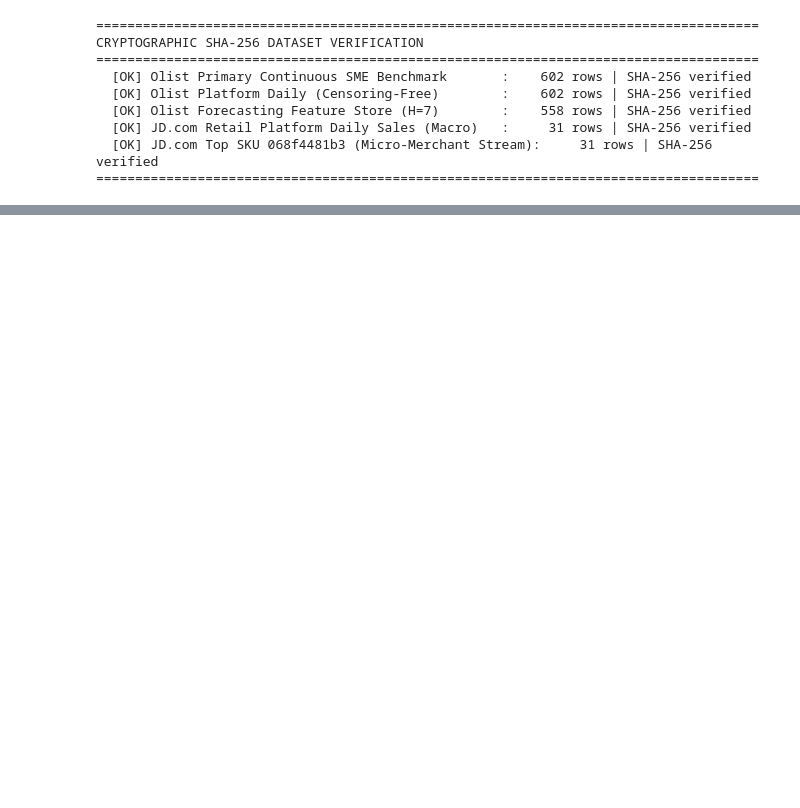
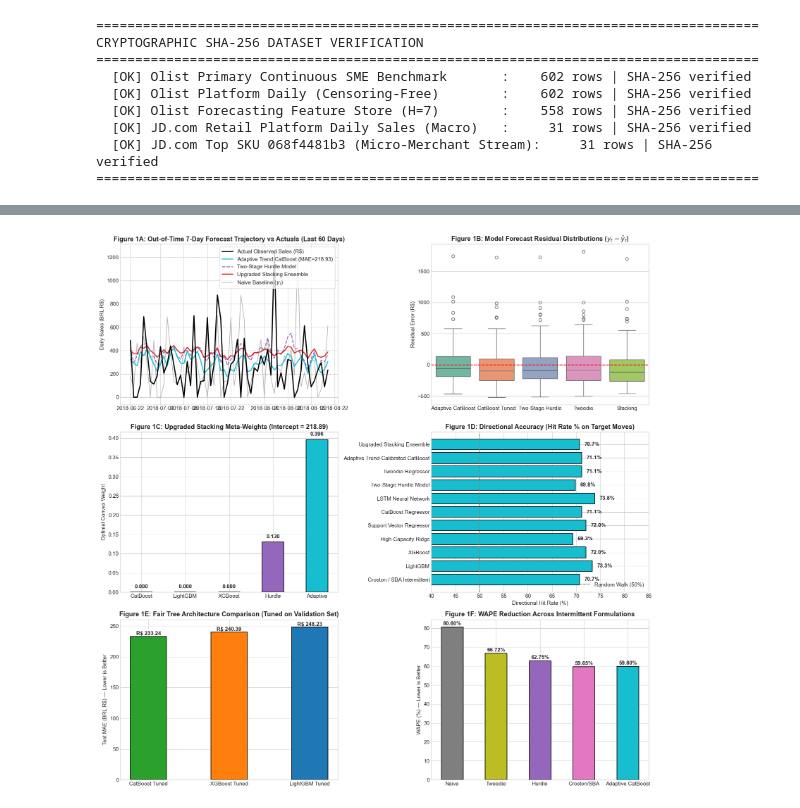
Before and after one commit to mdarmanaliashik/FinSight-AI, a Jupyter notebook: notebooks/Phase3_Sales_Forecasting_Benchmark.ipynb, the cells around one changed output, grey strips where cells are left out. Saved outputs shown, nothing was run; the diff lists cells and outputs as text; code cells hidden in the pictures; blank space fills up the shorter version.

Commit message:
feat(phase3): implement 5 core research priorities: fair tree tuning, zero-sales hurdle, rolling backtest, quantile uncertainty, and cumulative inflow baselines

```diff
--- a/notebooks/Phase3_Sales_Forecasting_Benchmark.ipynb
+++ b/notebooks/Phase3_Sales_Forecasting_Benchmark.ipynb
@@ -1357,0 +525,82 @@ Phase 3 Machine Learning Suite successfully completed and persisted for Phase 4.
+# %%
+# 6. Publication Figure 1: Out-of-Time Forecast Trajectories & Model Residuals
+fig, axes = plt.subplots(3, 2, figsize=(16, 16))
+
+# Subplot A: Holdout Trajectory (Last 60 Days)
+plot_slice = slice(-60, None)
+dates_sub = test_dates[plot_slice]
+
+axes[0, 0].plot(dates_sub, y_test[plot_slice], color="black", lw=2.2, label="Actual Observed Sales (R$)", zorder=5)
+axes[0, 0].plot(dates_sub, y_pred_adapt[plot_slice], color="#17becf", lw=2.0, label=f"Adaptive Trend CatBoost (MAE={mean_absolute_error(y_test, y_pred_adapt):.2f})", zorder=4)
+axes[0, 0].plot(dates_sub, y_pred_hurdle[plot_slice], color="#9467bd", lw=1.8, linestyle="--", label="Two-Stage Hurdle Model", zorder=3)
+axes[0, 0].plot(dates_sub, y_pred_stack[plot_slice], color="#d62728", lw=2.0, label="Upgraded Stacking Ensemble", zorder=4)
+axes[0, 0].plot(dates_sub, y_naive[plot_slice], color="gray", lw=1.2, alpha=0.6, label="Naive Baseline ($y_t$)", zorder=2)
+axes[0, 0].set_title("Figure 1A: Out-of-Time 7-Day Forecast Trajectory vs Actuals (Last 60 Days)", fontweight="bold")
+axes[0, 0].set_ylabel("Daily Sales (BRL R$)")
+axes[0, 0].legend(loc="upper right", frameon=True)
+
+# Subplot B: Error Residual Distributions
+residuals = {
+    "Adaptive CatBoost": y_test - y_pred_adapt,
+    "CatBoost Tuned": y_test - y_pred_cb,
+    "Two-Stage Hurdle": y_test - y_pred_hurdle,
+    "Tweedie": y_test - y_pred_tweedie,
+    "Stacking": y_test - y_pred_stack
+}
+res_df = pd.DataFrame(residuals)
+sns.boxplot(data=res_df, ax=axes[0, 1], palette="Set2")
+axes[0, 1].axhline(0, color="red", linestyle="--", lw=1.5)
+axes[0, 1].set_title("Figure 1B: Model Forecast Residual Distributions ($y_t - \hat{y}_t$)", fontweight="bold")
+axes[0, 1].set_ylabel("Residual Error (R$)")
+
+# Subplot C: Stacking Meta-Weights
+models_stack_names = ["CatBoost", "LightGBM", "XGBoost", "Hurdle", "Adaptive"]
+meta_weights = list(meta_ridge.coef_)
+colors = ["#2ca02c", "#1f77b4", "#ff7f0e", "#9467bd", "#17becf"]
+
+bars = axes[1, 0].bar(models_stack_names, meta_weights, color=colors, width=0.5, edgecolor="black", lw=1.2)
+axes[1, 0].set_title(f"Figure 1C: Upgraded Stacking Meta-Weights (Intercept = {meta_ridge.intercept_:.2f})", fontweight="bold")
+axes[1, 0].set_ylabel("Optimal Convex Weight")
+for b in bars:
+    axes[1, 0].text(b.get_x() + b.get_width()/2, b.get_height() + 0.01, f"{b.get_height():.3f}", ha="center", fontweight="bold")
+
+# Subplot D: Directional Accuracy Comparison
+da_vals = [float(row["Dir Acc (%)"].replace("%", "")) for row in scorecard_rows[2:]]
+m_labels = [row["Model / Algorithm"].split("(")[0].strip() for row in scorecard_rows[2:]]
+axes[1, 1].barh(m_labels, da_vals, color="#17becf", edgecolor="black", lw=1.2)
+axes[1, 1].axvline(50, color="gray", linestyle="--", label="Random Walk (50%)")
+axes[1, 1].set_title("Figure 1D: Directional Accuracy (Hit Rate % on Target Moves)", fontweight="bold")
+axes[1, 1].set_xlabel("Directional Hit Rate (%)")
+axes[1, 1].set_xlim(40, 85)
+for i, v in enumerate(da_vals):
+    axes[1, 1].text(v + 1, i, f"{v:.1f}%", va="center", fontweight="bold")
+axes[1, 1].legend(loc="lower right")
+
+# Subplot E: Tree Models Fair Comparison (CatBoost vs LightGBM vs XGBoost)
+tree_names = ["CatBoost Tuned", "XGBoost Tuned", "LightGBM Tuned"]
+tree_maes = [mean_absolute_error(y_test, y_pred_cb), mean_absolute_error(y_test, y_pred_xgb), mean_absolute_error(y_test, y_pred_lgb)]
+axes[2, 0].bar(tree_names, tree_maes, color=["#2ca02c", "#ff7f0e", "#1f77b4"], edgecolor="black", lw=1.2, width=0.45)
+axes[2, 0].set_title("Figure 1E: Fair Tree Architecture Comparison (Tuned on Validation Set)", fontweight="bold")
+axes[2, 0].set_ylabel("Test MAE (BRL R$) — Lower is Better")
+for i, v in enumerate(tree_maes):
+    axes[2, 0].text(i, v + 2.0, f"R$ {v:.2f}", ha="center", fontweight="bold")
+
+# Subplot F: Intermittent Models vs Naive
+spec_names = ["Naive", "Tweedie", "Hurdle", "Croston/SBA", "Adaptive CatBoost"]
+spec_wapes = [
+    80.60,
+    np.sum(np.abs(y_test - y_pred_tweedie))/np.sum(y_test)*100,
+    np.sum(np.abs(y_test - y_pred_hurdle))/np.sum(y_test)*100,
+    np.sum(np.abs(y_test - y_pred_sba))/np.sum(y_test)*100,
+    np.sum(np.abs(y_test - y_pred_adapt))/np.sum(y_test)*100
+]
+axes[2, 1].bar(spec_names, spec_wapes, color=["#7f7f7f", "#bcbd22", "#9467bd", "#e377c2", "#17becf"], edgecolor="black", lw=1.2, width=0.5)
+axes[2, 1].set_title("Figure 1F: WAPE Reduction Across Intermittent Formulations", fontweight="bold")
+axes[2, 1].set_ylabel("WAPE (%) — Lower is Better")
+for i, v in enumerate(spec_wapes):
+    axes[2, 1].text(i, v + 1.0, f"{v:.2f}%", ha="center", fontweight="bold")
+
+plt.tight_layout()
+plt.show()
+# %% [output]
+[figure, added]
```
Also changed, not shown: parts of 40 cells of this notebook, 9 other files.
